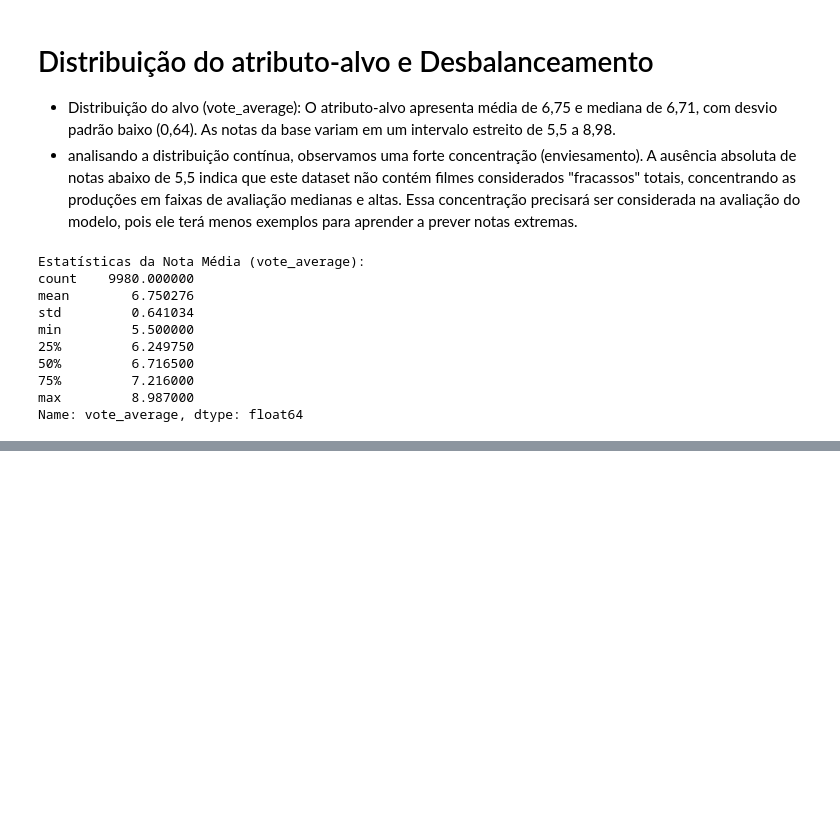
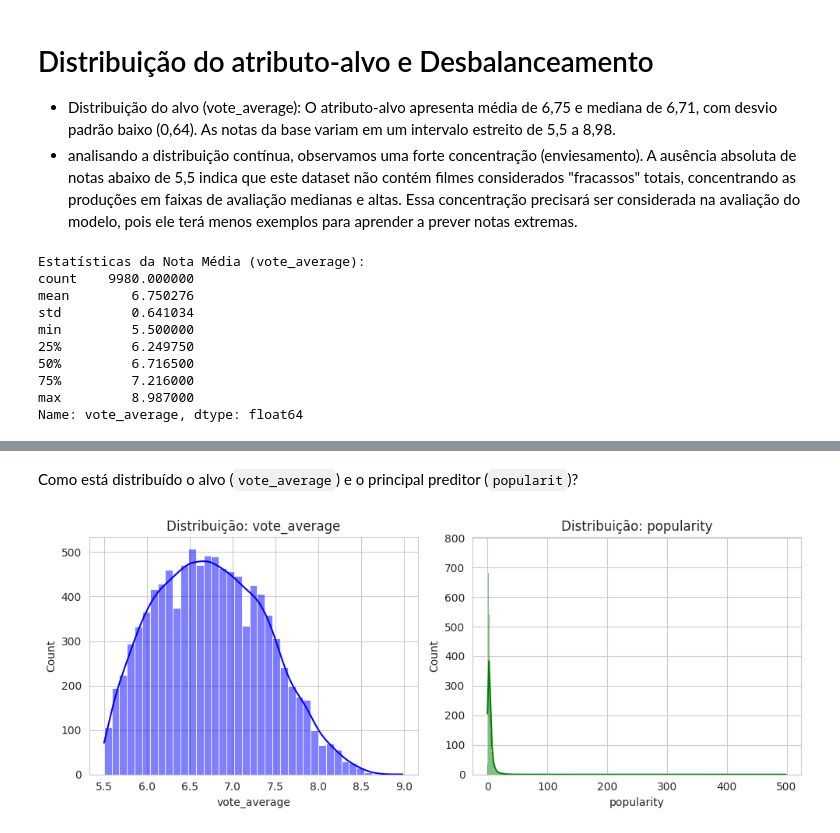
Before and after one commit to henric00/PROJETO_IA, a Jupyter notebook: Projeto_Final.ipynb, the cells around one changed output, grey strips where cells are left out. Drawn from its saved outputs; the diff is of its cells as text; code cells hidden in the pictures; blank space fills up the shorter version.

```diff
--- a/Projeto_Final.ipynb
+++ b/Projeto_Final.ipynb
@@ -129,0 +142,17 @@ Name: vote_average, dtype: float64
+# %% [markdown]
+Como está distribuído o alvo (`vote_average`) e o principal preditor (`popularit`)?
+# %%
+# Histograma do alvo
+plt.figure(figsize=(10, 4))
+plt.subplot(1, 2, 1)
+sns.histplot(df['vote_average'], kde=True, color='blue')
+plt.title('Distribuição: vote_average')
+
+# Histograma da popularidade
+plt.subplot(1, 2, 2)
+sns.histplot(df['popularity'], kde=True, color='green')
+plt.title('Distribuição: popularity')
+plt.tight_layout()
+plt.show()
+# %% [output]
+[figure, added]
```
Also changed, not shown: parts of 16 cells of this notebook.
